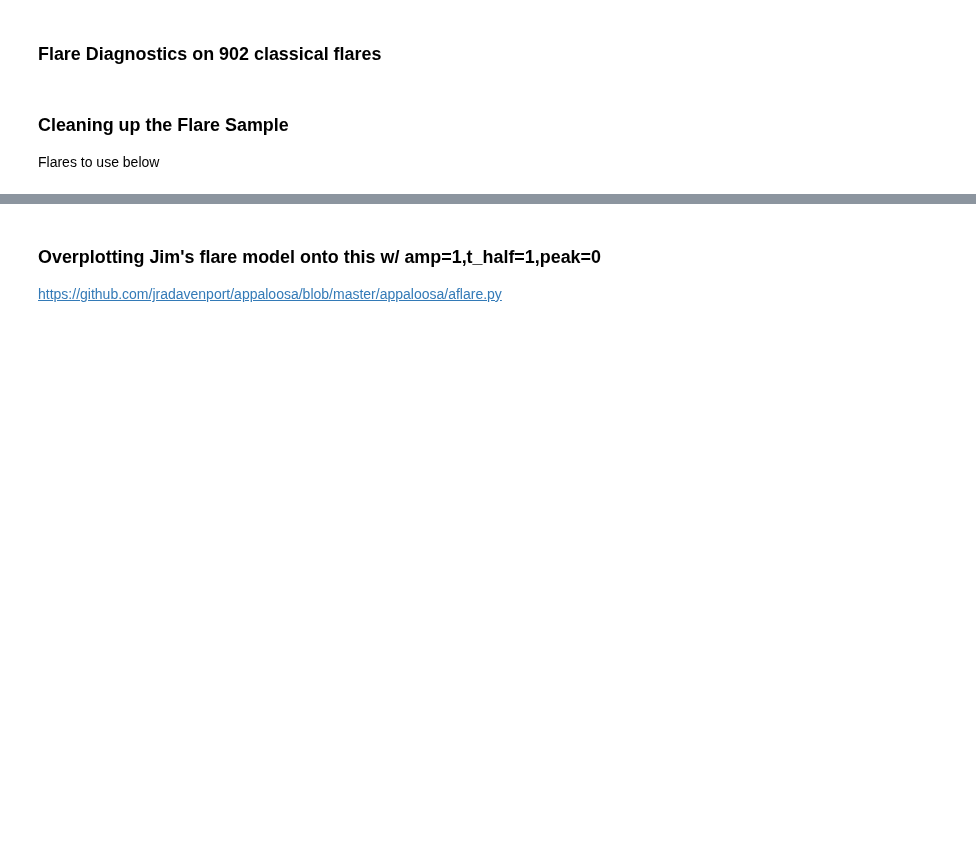
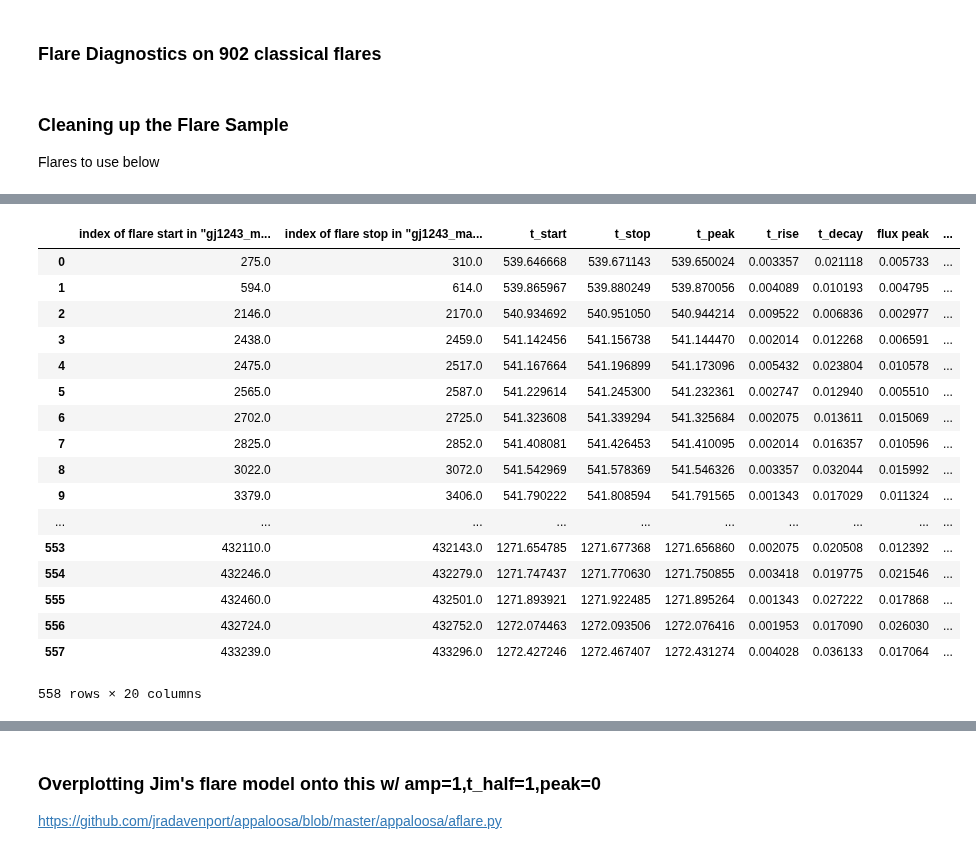
Before and after one commit to lupitatovar/flares, a Jupyter notebook: notebooks/11_month_stacked_flares.ipynb, the cells around one changed output, grey strips where cells are left out. Saved outputs shown, nothing was run; the diff lists cells and outputs as text; code cells hidden in the pictures; blank space fills up the shorter version.

```diff
--- a/notebooks/11_month_stacked_flares.ipynb
+++ b/notebooks/11_month_stacked_flares.ipynb
@@ -317,0 +373,25 @@ Flares to use below
+# %%
+#cross matching the two lists to get new table that has all the flare info!
+
+#cross_match = pd.merge(left=timed_classical, right=keep_flares, left_on='Index', right_on='Flare_Number')
+cross_match.shape
+cross_match
+# %% [output]
+|  | index of flare start in "gj1243_m... | index of flare stop in "gj1243_ma... | t_start | t_stop | t_peak | t_rise | t_decay | flux peak | ... |
+| 0 | 275.0 | 310.0 | 539.646668 | 539.671143 | 539.650024 | 0.003357 | 0.021118 | 0.005733 | ... |
+| 1 | 594.0 | 614.0 | 539.865967 | 539.880249 | 539.870056 | 0.004089 | 0.010193 | 0.004795 | ... |
+| 2 | 2146.0 | 2170.0 | 540.934692 | 540.951050 | 540.944214 | 0.009522 | 0.006836 | 0.002977 | ... |
+| 3 | 2438.0 | 2459.0 | 541.142456 | 541.156738 | 541.144470 | 0.002014 | 0.012268 | 0.006591 | ... |
+| 4 | 2475.0 | 2517.0 | 541.167664 | 541.196899 | 541.173096 | 0.005432 | 0.023804 | 0.010578 | ... |
+| 5 | 2565.0 | 2587.0 | 541.229614 | 541.245300 | 541.232361 | 0.002747 | 0.012940 | 0.005510 | ... |
+| 6 | 2702.0 | 2725.0 | 541.323608 | 541.339294 | 541.325684 | 0.002075 | 0.013611 | 0.015069 | ... |
+| 7 | 2825.0 | 2852.0 | 541.408081 | 541.426453 | 541.410095 | 0.002014 | 0.016357 | 0.010596 | ... |
+| 8 | 3022.0 | 3072.0 | 541.542969 | 541.578369 | 541.546326 | 0.003357 | 0.032044 | 0.015992 | ... |
+| 9 | 3379.0 | 3406.0 | 541.790222 | 541.808594 | 541.791565 | 0.001343 | 0.017029 | 0.011324 | ... |
+| ... | ... | ... | ... | ... | ... | ... | ... | ... | ... |
+| 553 | 432110.0 | 432143.0 | 1271.654785 | 1271.677368 | 1271.656860 | 0.002075 | 0.020508 | 0.012392 | ... |
+| 554 | 432246.0 | 432279.0 | 1271.747437 | 1271.770630 | 1271.750855 | 0.003418 | 0.019775 | 0.021546 | ... |
+| 555 | 432460.0 | 432501.0 | 1271.893921 | 1271.922485 | 1271.895264 | 0.001343 | 0.027222 | 0.017868 | ... |
+| 556 | 432724.0 | 432752.0 | 1272.074463 | 1272.093506 | 1272.076416 | 0.001953 | 0.017090 | 0.026030 | ... |
+| 557 | 433239.0 | 433296.0 | 1272.427246 | 1272.467407 | 1272.431274 | 0.004028 | 0.036133 | 0.017064 | ... |
+558 rows × 20 columns
```
Also changed, not shown: parts of 11 cells of this notebook, 2 other files.
